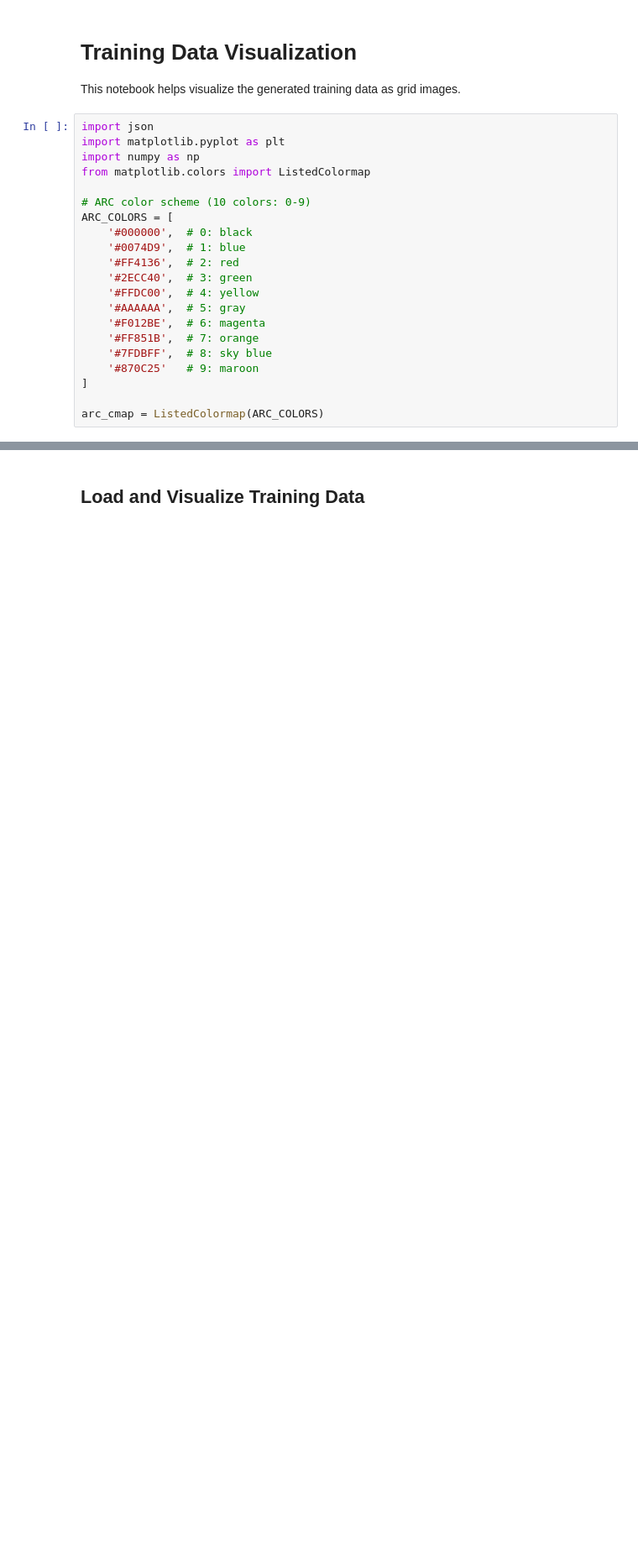
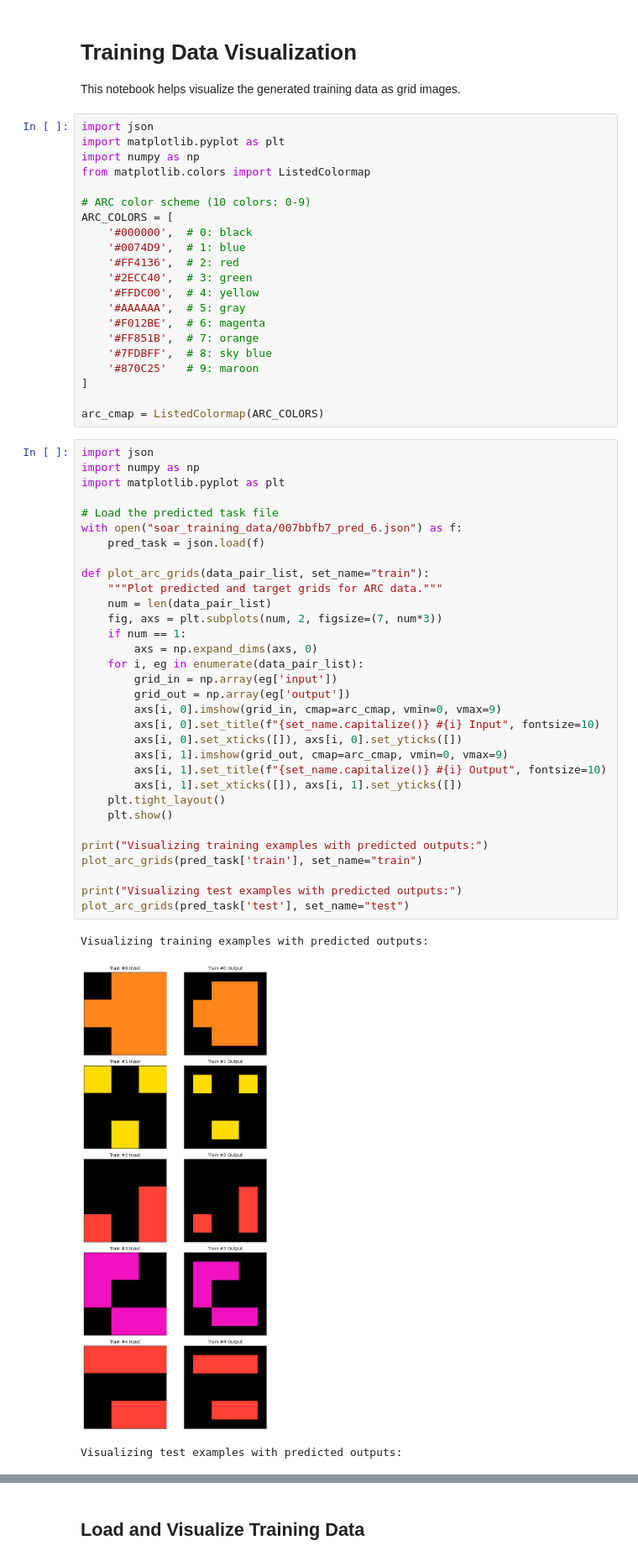
Before and after one commit to axeld5/arc_transduction, a Jupyter notebook: visualize_training_data.ipynb, the cells around one changed output, grey strips where cells are left out. Shown at 84% size. Drawn from its saved outputs; the diff is of its cells as text; blank space fills up the shorter version.

Commit message:
added methods for processing soar

```diff
--- a/visualize_training_data.ipynb
+++ b/visualize_training_data.ipynb
@@ -22,3 +22,39 @@ ARC_COLORS = [
 ]
 
 arc_cmap = ListedColormap(ARC_COLORS)
+# %%
+import json
+import numpy as np
+import matplotlib.pyplot as plt
+
+# Load the predicted task file
+with open("soar_training_data/007bbfb7_pred_6.json") as f:
+    pred_task = json.load(f)
+
+def plot_arc_grids(data_pair_list, set_name="train"):
+    """Plot predicted and target grids for ARC data."""
+    num = len(data_pair_list)
+    fig, axs = plt.subplots(num, 2, figsize=(7, num*3))
+    if num == 1:
+        axs = np.expand_dims(axs, 0)
+    for i, eg in enumerate(data_pair_list):
+        grid_in = np.array(eg['input'])
+        grid_out = np.array(eg['output'])
+        axs[i, 0].imshow(grid_in, cmap=arc_cmap, vmin=0, vmax=9)
+        axs[i, 0].set_title(f"{set_name.capitalize()} #{i} Input", fontsize=10)
+        axs[i, 0].set_xticks([]), axs[i, 0].set_yticks([])
+        axs[i, 1].imshow(grid_out, cmap=arc_cmap, vmin=0, vmax=9)
+        axs[i, 1].set_title(f"{set_name.capitalize()} #{i} Output", fontsize=10)
+        axs[i, 1].set_xticks([]), axs[i, 1].set_yticks([])
+    plt.tight_layout()
+    plt.show()
+
+print("Visualizing training examples with predicted outputs:")
+plot_arc_grids(pred_task['train'], set_name="train")
+
+print("Visualizing test examples with predicted outputs:")
+plot_arc_grids(pred_task['test'], set_name="test")
+# %% [output]
+Visualizing training examples with predicted outputs:
+[figure, added]
+Visualizing test examples with predicted outputs:
```
Also changed, not shown: parts of 1 cell of this notebook, 4 other files.
